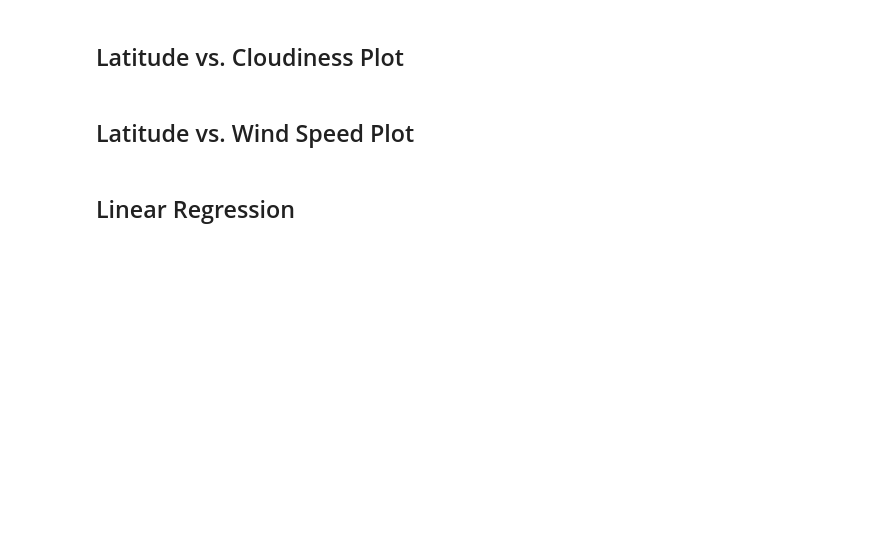
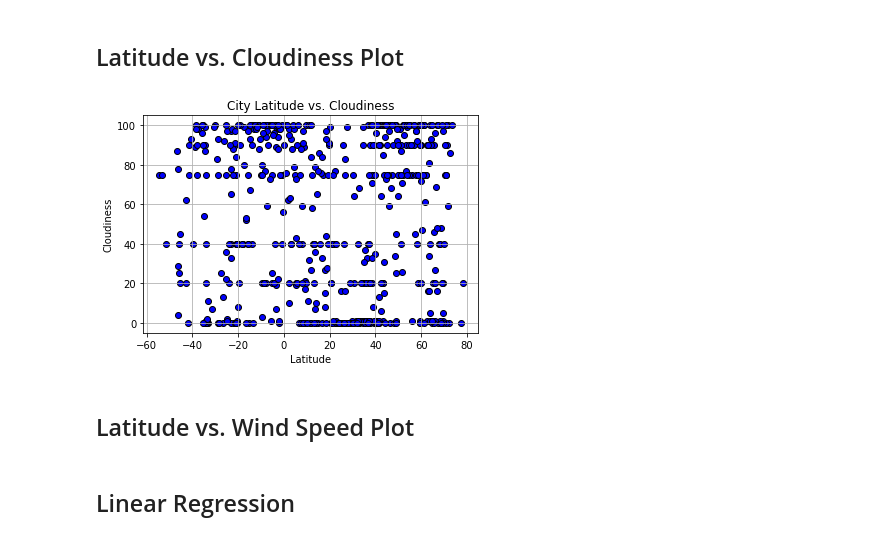
Before and after one commit to claws425/python-api-challenge, a Jupyter notebook: WeatherPy/WeatherPy.ipynb, the cells around one changed output. Cells and saved outputs as stored; diff of their text form; code cells hidden in the pictures; blank space fills up the shorter version.

```diff
--- a/WeatherPy/WeatherPy.ipynb
+++ b/WeatherPy/WeatherPy.ipynb
@@ -156,4 +203,15 @@ Skip this step if there are no cities that have humidity > 100%.
 # %% [markdown]
 ## Latitude vs. Cloudiness Plot
+# %%
+# Create scatter plot to show Latitude vs. Cloudiness
+plt.scatter(weather["Latitude"], weather["Cloudiness"], marker = "o", color = "blue",edgecolor = "black")
+plt.grid()
+plt.xlabel('Latitude')
+plt.ylabel('Cloudiness')
+plt.title(f'City Latitude vs. Cloudiness')
+plt.savefig('Lat_vs_Cloudiness_plot')
+plt.show()
+# %% [output]
+[figure, added]
 # %% [markdown]
 ## Latitude vs. Wind Speed Plot
```
Also changed, not shown: parts of 7 cells of this notebook, 4 other files.
